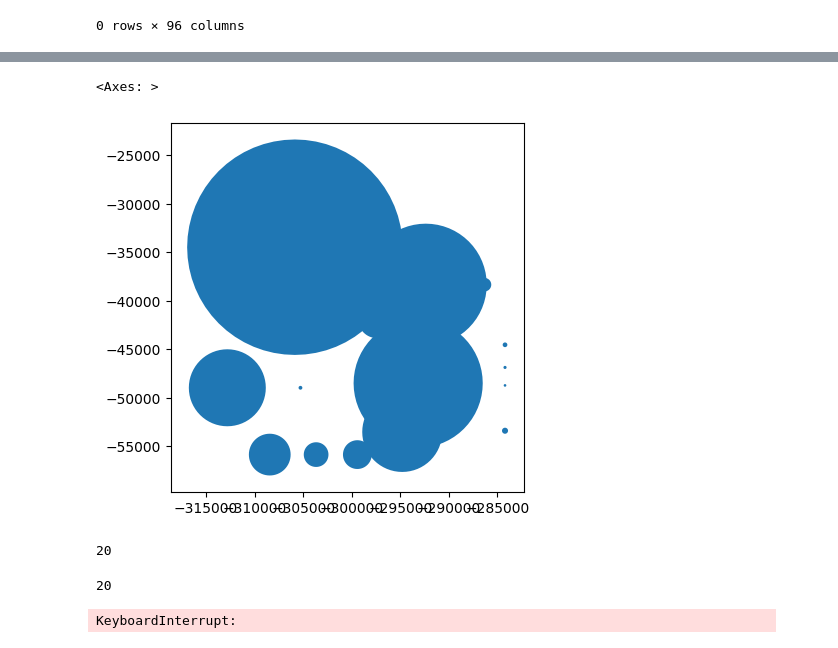
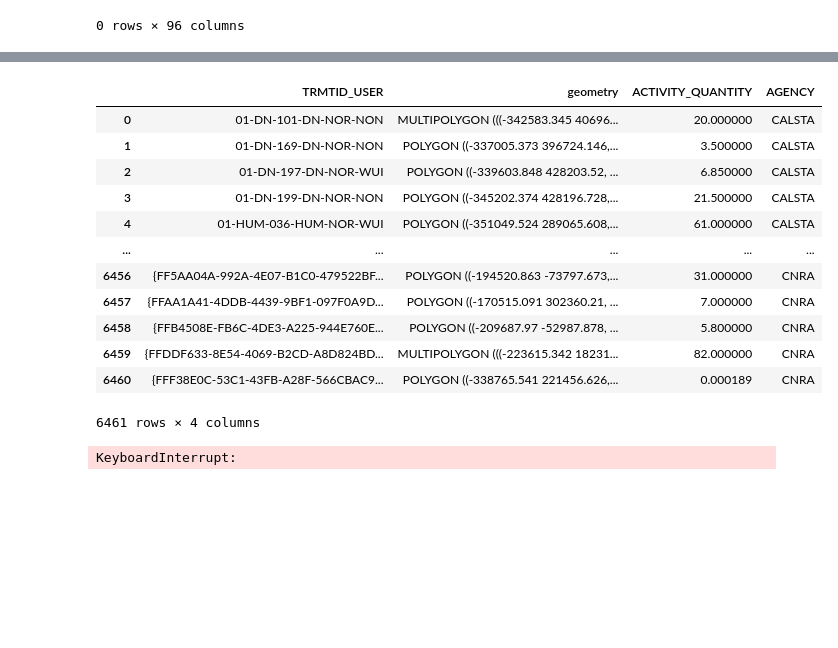
Before and after one commit to klinucsd/interagency-tracking-system, a Jupyter notebook: notebooks/Footprint.ipynb, the cells around one changed output, grey strips where cells are left out. Saved outputs shown, nothing was run; the diff lists cells and outputs as text; code cells hidden in the pictures; blank space fills up the shorter version.

```diff
--- a/notebooks/Footprint.ipynb
+++ b/notebooks/Footprint.ipynb
@@ -331,38 +312,0 @@ y = '2022'
-# %%
-poly_cur_y = buffered_poly[buffered_poly['Year_txt'] == y]
-ln_cur_y = buffered_ln[buffered_ln['Year_txt'] == y]
-pt_cur_y = buffered_pt[buffered_pt['Year_txt'] == y]
-
-# timber nonspatial should not follow the spatial operations below
-# take reported value at face value
-# append later to final result
-timber_cur_y = pt_cur_y[pt_cur_y.AGENCY == 'TIMBER']
-
-
-# concat together
-footprint_cur_y = pd.concat([poly_cur_y, ln_cur_y, pt_cur_y[pt_cur_y.AGENCY != 'TIMBER']], ignore_index=True)
-
-# drop unecessary fields, dissolve by treatment and take max activity quantity
-# 05/08/2025 UPDATE: subject to change
-dissolved_cur_y = footprint_cur_y[['TRMTID_USER', 'ACTIVITY_QUANTITY', 'geometry']].dissolve('TRMTID_USER', aggfunc='max')
-
-# append the first instance of agency value to associated treatment id
-# used later to manually assign onwership for caltrans data specifically
-agency = footprint_cur_y.set_index(footprint_cur_y.TRMTID_USER).loc[dissolved_cur_y.index, 'AGENCY']
-
-dissolved_cur_y['AGENCY'] = agency[~agency.index.duplicated()]
-
-# make valid would split a invalid polygon to multiple valid polygons and convert to MultiPolygon type
-dissolved_cur_y.geometry = dissolved_cur_y.make_valid()
-
-# simplified SIG Meatball&Speghetti function
-# use spatial join to rule out high overlapping
-##############################################################################################################
-
-# create "meatballs" by taking the representative point of footprint polygons
-dissolved_point = dissolved_cur_y.copy()
-dissolved_point.geometry = dissolved_point.representative_point()
-
-# perform spatial join to find intersecting point/polygon
-# left join to keep all points and multiple polygons
-joined_data = gpd.sjoin(dissolved_point, dissolved_cur_y, how='left', predicate='intersects').reset_index()
@@ -416,5 +312,0 @@ timber_cur_y[~timber_cur_y['TRMTID_USER'].isin(test_mask)].plot()
-# %%
-timber_cur_y.plot()
-# %% [output]
-<Axes: >
-[figure, removed]
@@ -423,8 +313,18 @@ test_out = max_footprint[max_footprint['ACTIVITY_QUANTITY_left'] >= max_footprin
-# %%
-len(test_out)
-# %% [output]
-20
-# %%
-len(test_timber)
-# %% [output]
-20
+# %%
+dissolved_cur_y = dissolved_cur_y.reset_index()
+# %%
+dissolved_cur_y
+# %% [output]
+|  | TRMTID_USER | geometry | ACTIVITY_QUANTITY | AGENCY |
+| 0 | 01-DN-101-DN-NOR-NON | MULTIPOLYGON (((-342583.345 40696... | 20.000000 | CALSTA |
+| 1 | 01-DN-169-DN-NOR-NON | POLYGON ((-337005.373 396724.146,... | 3.500000 | CALSTA |
+| 2 | 01-DN-197-DN-NOR-WUI | POLYGON ((-339603.848 428203.52, ... | 6.850000 | CALSTA |
+| 3 | 01-DN-199-DN-NOR-NON | POLYGON ((-345202.374 428196.728,... | 21.500000 | CALSTA |
+| 4 | 01-HUM-036-HUM-NOR-WUI | POLYGON ((-351049.524 289065.608,... | 61.000000 | CALSTA |
+| ... | ... | ... | ... | ... |
+| 6456 | {FF5AA04A-992A-4E07-B1C0-479522BF... | POLYGON ((-194520.863 -73797.673,... | 31.000000 | CNRA |
+| 6457 | {FFAA1A41-4DDB-4439-9BF1-097F0A9D... | POLYGON ((-170515.091 302360.21, ... | 7.000000 | CNRA |
+| 6458 | {FFB4508E-FB6C-4DE3-A225-944E760E... | POLYGON ((-209687.97 -52987.878, ... | 5.800000 | CNRA |
+| 6459 | {FFDDF633-8E54-4069-B2CD-A8D824BD... | MULTIPOLYGON (((-223615.342 18231... | 82.000000 | CNRA |
+| 6460 | {FFF38E0C-53C1-43FB-A28F-566CBAC9... | POLYGON ((-338765.541 221456.626,... | 0.000189 | CNRA |
+6461 rows × 4 columns
```
Also changed, not shown: parts of 23 cells of this notebook, 5 other files.
